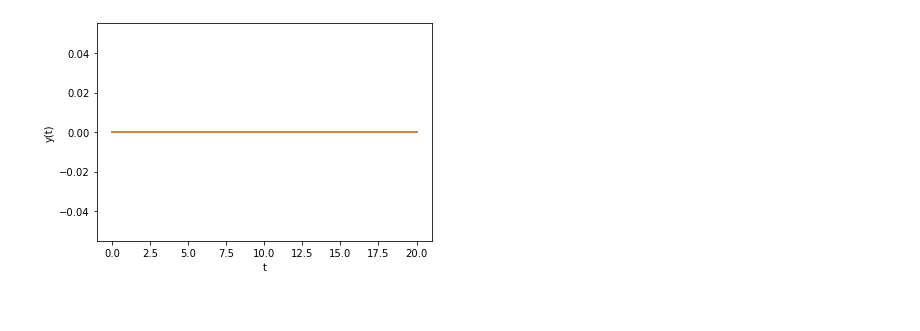
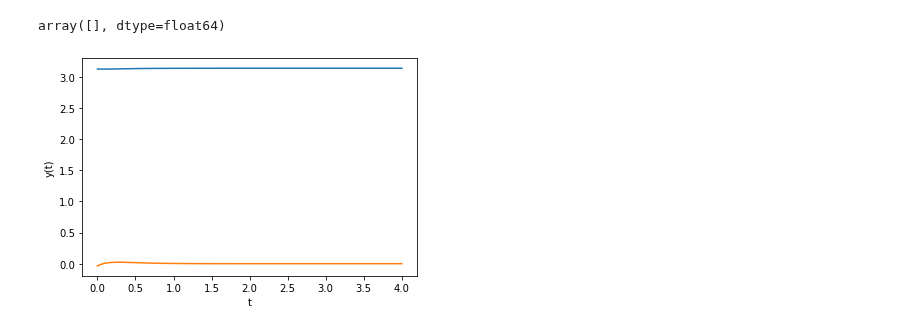
Before and after one commit to abhiagarwal-17/underactuated-edited, a Jupyter notebook: Pendulum_Sim.ipynb, the cells around one changed output. Saved outputs shown, nothing was run; the diff lists cells and outputs as text; code cells hidden in the pictures.

```diff
--- a/Pendulum_Sim.ipynb
+++ b/Pendulum_Sim.ipynb
@@ -40,45 +175,66 @@ array([[0.93101105, 1.11470388]])
+# %%
+DICK.f0()
+# %% [output]
+array([], dtype=float64)
 # %%
-import matplotlib.pyplot as plt
-from pydrake.systems.analysis import Simulator
-from pydrake.systems.framework import DiagramBuilder
-from pydrake.systems.primitives import LogVectorOutput
-
 t = Variable("t")
 td = Variable("td")
 
+p = PendulumParams()
+
 x = np.hstack([t, td])
-u_new = G@x
 
-#u_new = [39.5*t + 8.5*td]
+u = -G2@(x  - UprightState())
+u = u[0]
 
 dv_0 = td
-# dv_1 = (-p.damping()/(p.mass()*p.length()**2))*td + (p.gravity()/p.length())*pydrake.forwarddiff.sin(t) \
-# + (-0.5977 - 0.3015*td + 0.0645*pydrake.forwarddiff.cos(t) - 4.8302*pydrake.forwarddiff.sin(t))
-
-dv_1 = (-p.damping()/(p.mass()*p.length()**2))*td - (p.gravity()/p.length())*pydrake.forwarddiff.sin(t) - u_new[0]
+dv_1 = (-p.damping()/(p.mass()*p.length()**2))*td - (p.gravity()/p.length())*pydrake.forwarddiff.sin(t) + u
 
 x_dot = np.array([dv_0, dv_1])
 
 continuous_vector_system = SymbolicVectorSystem(state=x, dynamics=x_dot, output=x)
-# Create a simple block diagram containing our system.
-builder = DiagramBuilder()
-system = builder.AddSystem(continuous_vector_system)
-logger = LogVectorOutput(system.get_output_port(0), builder)
-diagram = builder.Build()
 
-# Set the initial conditions, x(0).
-context = diagram.CreateDefaultContext()
-context.SetContinuousState([0, 0])
+def UprightState():
+#     state = PendulumState()
+#     state.set_theta(np.pi)
+#     state.set_thetadot(0.)
+    return np.array([np.pi, 0])
 
-# Create the simulator, and simulate for 10 seconds.
-simulator = Simulator(diagram, context)
-simulator.AdvanceTo(20)
+def acrobot_balancing_example():
 
-# Plot the results.
-log = logger.FindLog(context)
-plt.figure()
-plt.plot(log.sample_times(), log.data().transpose())
-plt.xlabel('t')
-plt.ylabel('y(t)');
+    builder = DiagramBuilder()
+    pendulum = builder.AddSystem(continuous_vector_system)
+
+    wrapangles = WrapToSystem(2)
+    wrapangles.set_interval(0, 0, 2. * np.pi)
+    wrapto = builder.AddSystem(wrapangles)
+    builder.Connect(pendulum.get_output_port(0), wrapto.get_input_port(0))
+
+    logger = LogVectorOutput(wrapto.get_output_port(0), builder)
+
+    diagram = builder.Build()
+
+    # Set up a simulator to run this diagram
+    simulator = Simulator(diagram)
+    context = simulator.get_mutable_context()
+
+    # Simulate
+    simulator.set_target_realtime_rate(0.0)
+    duration = 4.0 if running_as_notebook else 0.1
+    for i in range(1):
+        context.SetTime(0.)
+        context.SetContinuousState(UprightState() +
+                                0.05 * np.random.randn(2,))
+        simulator.Initialize()
+        simulator.AdvanceTo(duration)
+
+        log = logger.FindLog(context)
+        plt.figure()
+        plt.plot(log.sample_times(), log.data().transpose())
+        plt.xlabel('t')
+        plt.ylabel('y(t)');
+
+
+acrobot_balancing_example()
 # %% [output]
-[figure, old version]
+[figure, new version]
```
Also changed, not shown: parts of 18 cells of this notebook, 1 other file.
